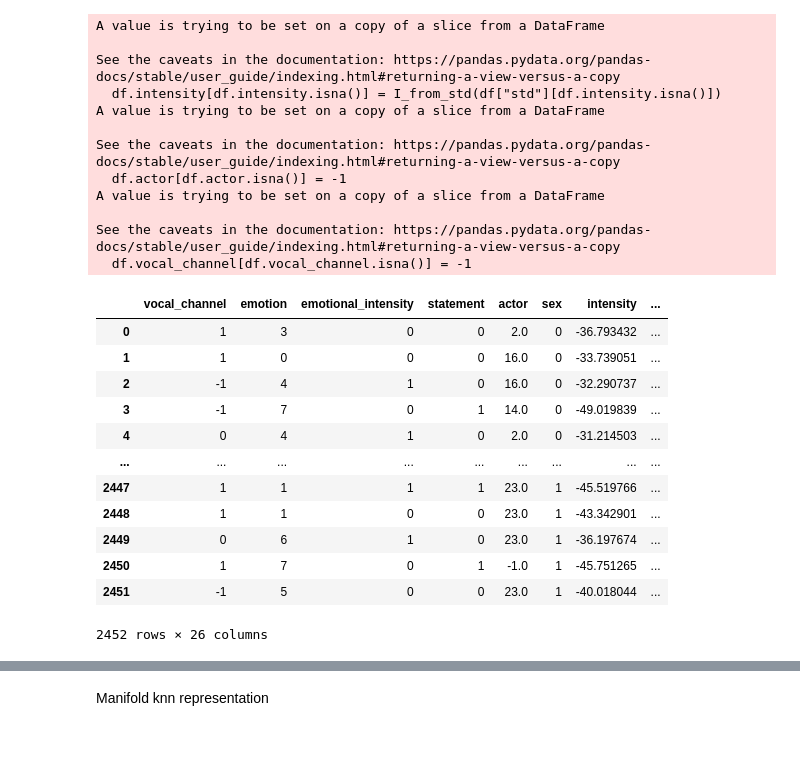
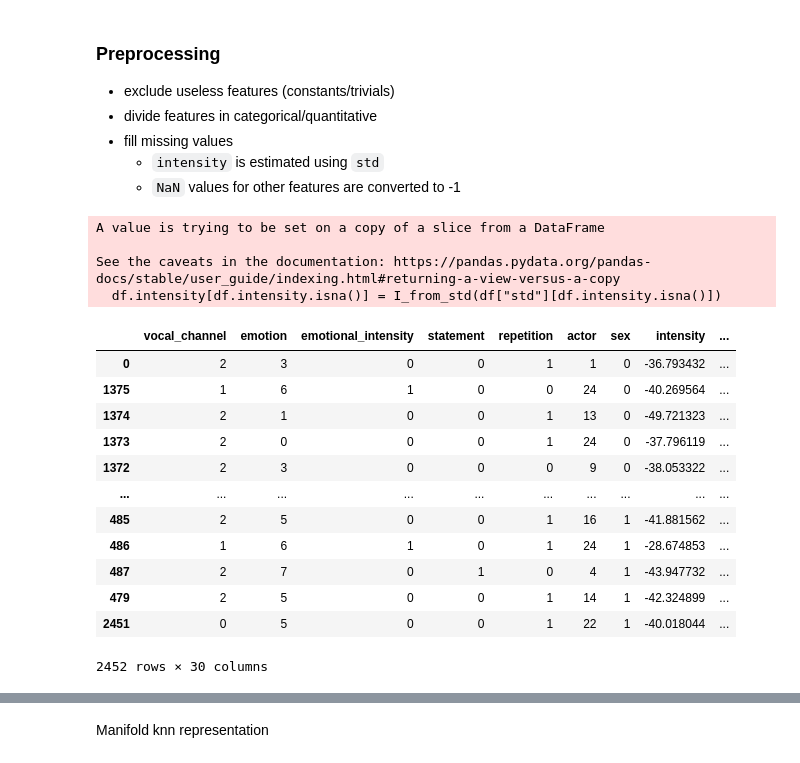
Before and after one commit to djanloo/dynamiting, a Jupyter notebook: mde.ipynb, the cells around one changed output, grey strips where cells are left out. Cells and saved outputs as stored; diff of their text form; code cells hidden in the pictures.

```diff
--- a/mde.ipynb
+++ b/mde.ipynb
@@ -6,60 +1,70 @@ import intensity_fill
+# %% [markdown]
+### Preprocessing
+
+- exclude useless features (constants/trivials)
+- divide features in categorical/quantitative
+- fill missing values
+    - `intensity` is estimated using `std`
+    - `NaN` values for other features are converted to -1
 # %%
+import pandas as pd
+import intensity_fill
+
 df = pd.read_csv("ravdess_features.csv")
 
 excluded = [
     "modality",
-    # "vocal_channel",
-    # "emotional_intensity",
-    # "statement",
-    "repetition",
-    # "actor",
     "channels",
-    "sample_width",
     "frame_rate",
     "frame_width",
     "sample_width",
     "stft_max",
     "frame_count",
     "length_ms",
-    "mean",
-    "max","min",
-    # "kur","skew",
 ]
-df = intensity_fill.fill_intensity(df)
+# Features' exclusion
+df.drop(columns=excluded, inplace=True)
 
-categorical = ["sex", "emotion", "emotional_intensity", "vocal_channel", "statement"]
-df.drop(columns=excluded, inplace=True)
+# Categotical/quantitative division
+categorical = ["sex", "emotion", "emotional_intensity",
+                "vocal_channel", "statement", "actor",
+                "repetition",
+                #"channels", "sample_width",
+            ]
+quantitative = [feature for feature in df.columns if not feature in categorical]
+
+
+# Conversion to categorical codes
+cat_id = dict(zip(categorical, categorical))
 for field in categorical:
+    # Sets NaN to nont available (new category)
+    df[field].fillna("N/A", inplace=True)
+    df[field] = pd.Categorical(df[field])
+    # Saves categorical mapping
+    cat_id[field] = dict(enumerate(df[field].cat.categories ))
     df[field] = pd.Categorical(df[field]).codes
 
-df.actor[df.actor.isna()] = -1
-df.vocal_channel[df.vocal_channel.isna()] = -1
+# Fill intensity
+df = intensity_fill.fill_intensity(df)
+df.sort_values(by=['sex'], inplace=True)
 
 with pd.option_context('display.max_rows', 10, 'display.max_columns', None):  # more options can be specified also
     display(df)
 # %% [output]
 A value is trying to be set on a copy of a slice from a DataFrame
 
 See the caveats in the documentation: https://pandas.pydata.org/pandas-docs/stable/user_guide/indexing.html#returning-a-view-versus-a-copy
   df.intensity[df.intensity.isna()] = I_from_std(df["std"][df.intensity.isna()])
-A value is trying to be set on a copy of a slice from a DataFrame
-
-See the caveats in the documentation: https://pandas.pydata.org/pandas-docs/stable/user_guide/indexing.html#returning-a-view-versus-a-copy
-  df.actor[df.actor.isna()] = -1
-A value is trying to be set on a copy of a slice from a DataFrame
-
-See the caveats in the documentation: https://pandas.pydata.org/pandas-docs/stable/user_guide/indexing.html#returning-a-view-versus-a-copy
-  df.vocal_channel[df.vocal_channel.isna()] = -1
-|  | vocal_channel | emotion | emotional_intensity | statement | actor | sex | intensity | ... |
-| 0 | 1 | 3 | 0 | 0 | 2.0 | 0 | -36.793432 | ... |
-| 1 | 1 | 0 | 0 | 0 | 16.0 | 0 | -33.739051 | ... |
-| 2 | -1 | 4 | 1 | 0 | 16.0 | 0 | -32.290737 | ... |
-| 3 | -1 | 7 | 0 | 1 | 14.0 | 0 | -49.019839 | ... |
-| 4 | 0 | 4 | 1 | 0 | 2.0 | 0 | -31.214503 | ... |
-| ... | ... | ... | ... | ... | ... | ... | ... | ... |
-| 2447 | 1 | 1 | 1 | 1 | 23.0 | 1 | -45.519766 | ... |
-| 2448 | 1 | 1 | 0 | 0 | 23.0 | 1 | -43.342901 | ... |
-| 2449 | 0 | 6 | 1 | 0 | 23.0 | 1 | -36.197674 | ... |
-| 2450 | 1 | 7 | 0 | 1 | -1.0 | 1 | -45.751265 | ... |
-| 2451 | -1 | 5 | 0 | 0 | 23.0 | 1 | -40.018044 | ... |
+|  | vocal_channel | emotion | emotional_intensity | statement | repetition | actor | sex | intensity | ... |
+| 0 | 2 | 3 | 0 | 0 | 1 | 1 | 0 | -36.793432 | ... |
+| 1375 | 1 | 6 | 1 | 0 | 0 | 24 | 0 | -40.269564 | ... |
+| 1374 | 2 | 1 | 0 | 0 | 1 | 13 | 0 | -49.721323 | ... |
+| 1373 | 2 | 0 | 0 | 0 | 1 | 24 | 0 | -37.796119 | ... |
+| 1372 | 2 | 3 | 0 | 0 | 0 | 9 | 0 | -38.053322 | ... |
+| ... | ... | ... | ... | ... | ... | ... | ... | ... | ... |
+| 485 | 2 | 5 | 0 | 0 | 1 | 16 | 1 | -41.881562 | ... |
+| 486 | 1 | 6 | 1 | 0 | 1 | 24 | 1 | -28.674853 | ... |
+| 487 | 2 | 7 | 0 | 1 | 0 | 4 | 1 | -43.947732 | ... |
+| 479 | 2 | 5 | 0 | 0 | 1 | 14 | 1 | -42.324899 | ... |
+| 2451 | 0 | 5 | 0 | 0 | 1 | 22 | 1 | -40.018044 | ... |
-2452 rows × 26 columns
+2452 rows × 30 columns
```
Also changed, not shown: parts of 22 cells of this notebook, 2 other files.
